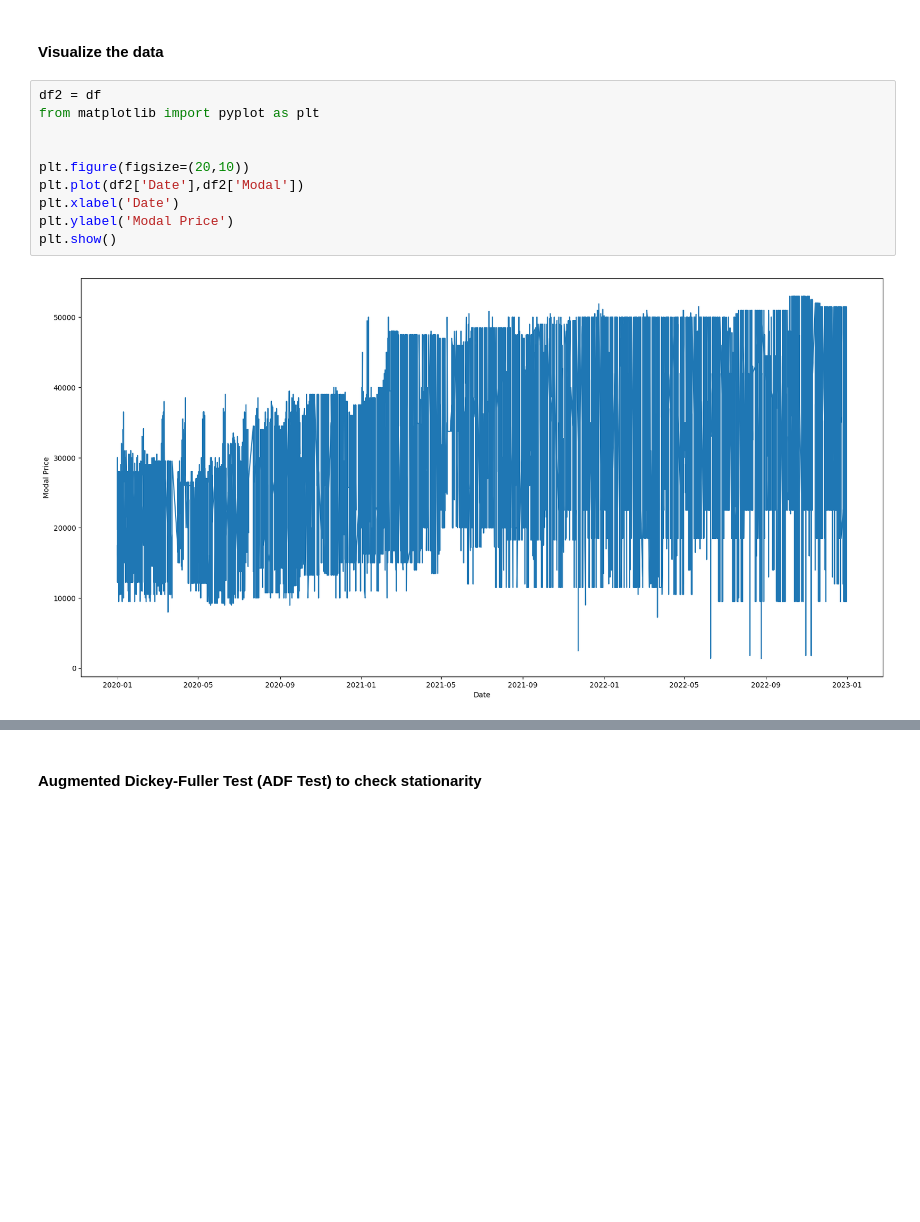
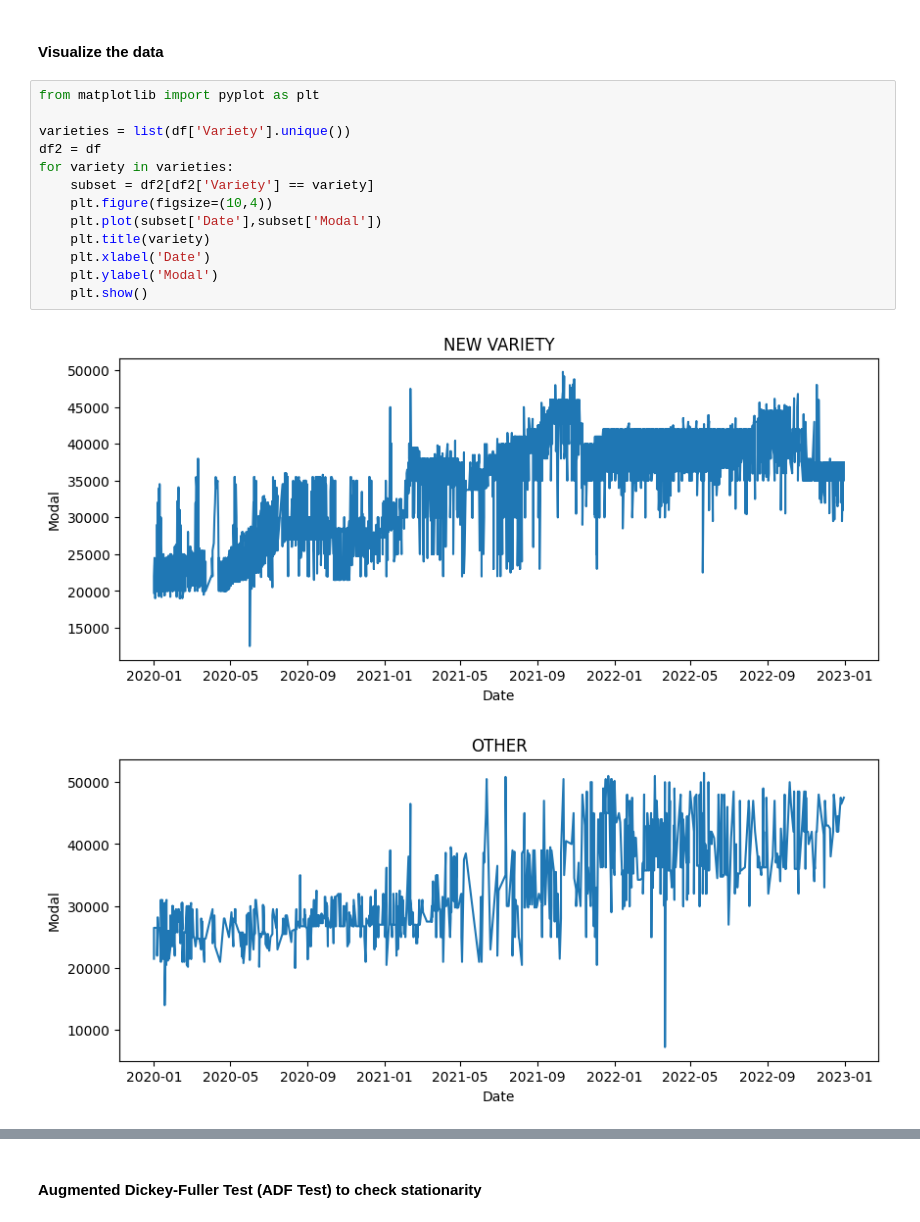
Before and after one commit to Vij7777pai/AIML-INTERNSHIP, a Jupyter notebook: Project/code.ipynb, the cells around one changed output, grey strips where cells are left out. Cells and saved outputs as stored; diff of their text form; blank space fills up the shorter version.

Commit message:
Added variety plots, and ADF test for all the varieties

```diff
--- a/Project/code.ipynb
+++ b/Project/code.ipynb
@@ -193,14 +193,18 @@ array(['NEW VARIETY', 'OTHER', 'OLD VARIETY', 'COCA', 'GRADE- II',
 # %% [markdown]
 #### Visualize the data
 # %%
-df2 = df
 from matplotlib import pyplot as plt
 
-
-plt.figure(figsize=(20,10))
-plt.plot(df2['Date'],df2['Modal'])
-plt.xlabel('Date')
-plt.ylabel('Modal Price')
-plt.show()
+varieties = list(df['Variety'].unique())
+df2 = df
+for variety in varieties:
+    subset = df2[df2['Variety'] == variety]
+    plt.figure(figsize=(10,4))
+    plt.plot(subset['Date'],subset['Modal'])
+    plt.title(variety)
+    plt.xlabel('Date')
+    plt.ylabel('Modal')
+    plt.show()
 # %% [output]
-[figure, old version]
+[figure, new version]
+[figure, added]
```
Also changed, not shown: parts of 3 cells of this notebook.
